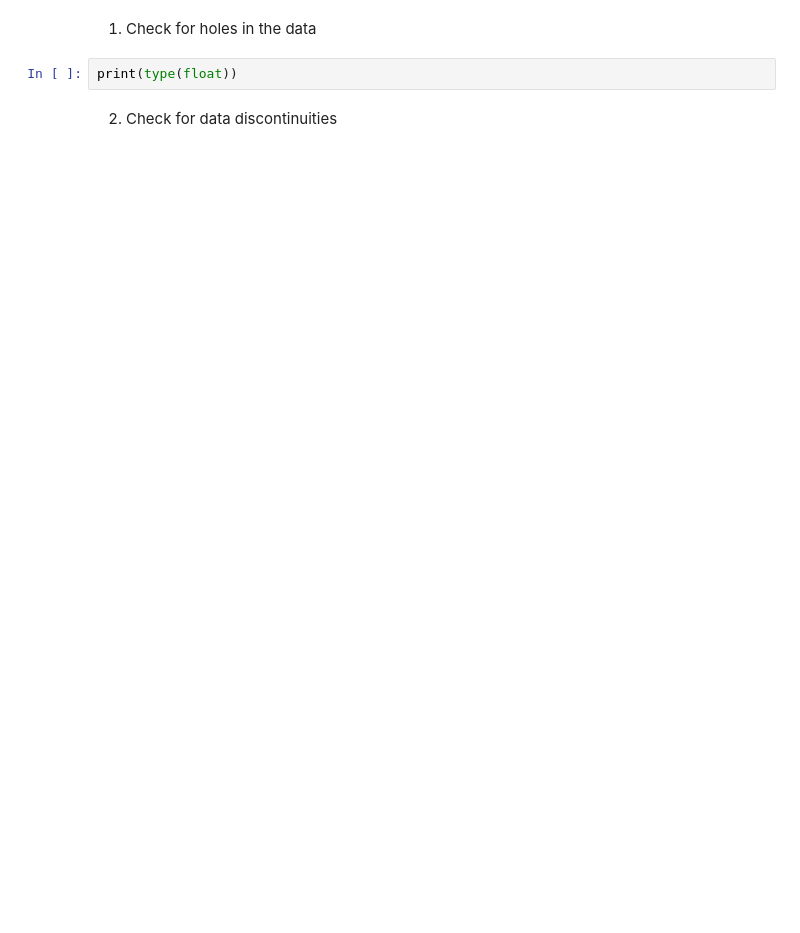
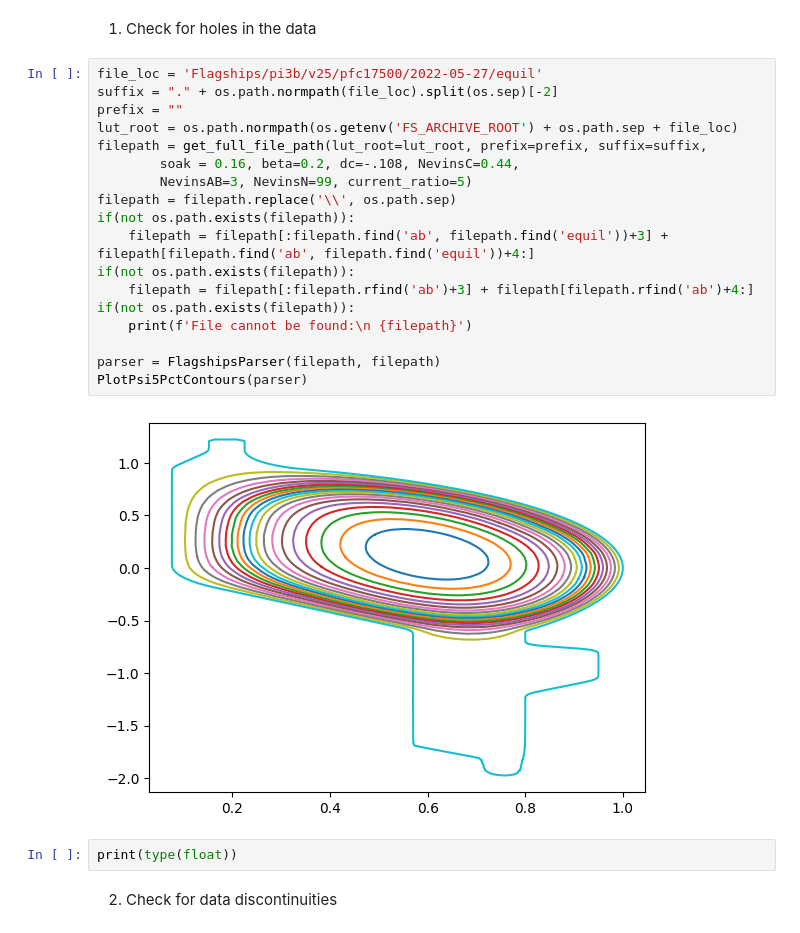
Before and after one commit to bposehn/Table_Verification_NoteBook, a Jupyter notebook: table_verification_cs/table_verification.ipynb, the cells around one changed output. Cells and saved outputs as stored; diff of their text form; blank space fills up the shorter version.

```diff
--- a/table_verification_cs/table_verification.ipynb
+++ b/table_verification_cs/table_verification.ipynb
@@ -200,5 +219,25 @@ Ipl_setpoint has 21 fails
 # %% [markdown]
 1. Check for holes in the data
+# %%
+file_loc = 'Flagships/pi3b/v25/pfc17500/2022-05-27/equil'
+suffix = "." + os.path.normpath(file_loc).split(os.sep)[-2]
+prefix = ""
+lut_root = os.path.normpath(os.getenv('FS_ARCHIVE_ROOT') + os.path.sep + file_loc)
+filepath = get_full_file_path(lut_root=lut_root, prefix=prefix, suffix=suffix,
+        soak = 0.16, beta=0.2, dc=-.108, NevinsC=0.44,
+        NevinsAB=3, NevinsN=99, current_ratio=5)
+filepath = filepath.replace('\\', os.path.sep)
+if(not os.path.exists(filepath)):
+    filepath = filepath[:filepath.find('ab', filepath.find('equil'))+3] + filepath[filepath.find('ab', filepath.find('equil'))+4:]
+if(not os.path.exists(filepath)):
+    filepath = filepath[:filepath.rfind('ab')+3] + filepath[filepath.rfind('ab')+4:]
+if(not os.path.exists(filepath)):
+    print(f'File cannot be found:\n {filepath}')
+
+parser = FlagshipsParser(filepath, filepath)
+PlotPsi5PctContours(parser)
+# %% [output]
+[figure, added]
 # %%
 print(type(float))
 # %% [markdown]
```
Also changed, not shown: parts of 4 cells of this notebook, 1 other file.
